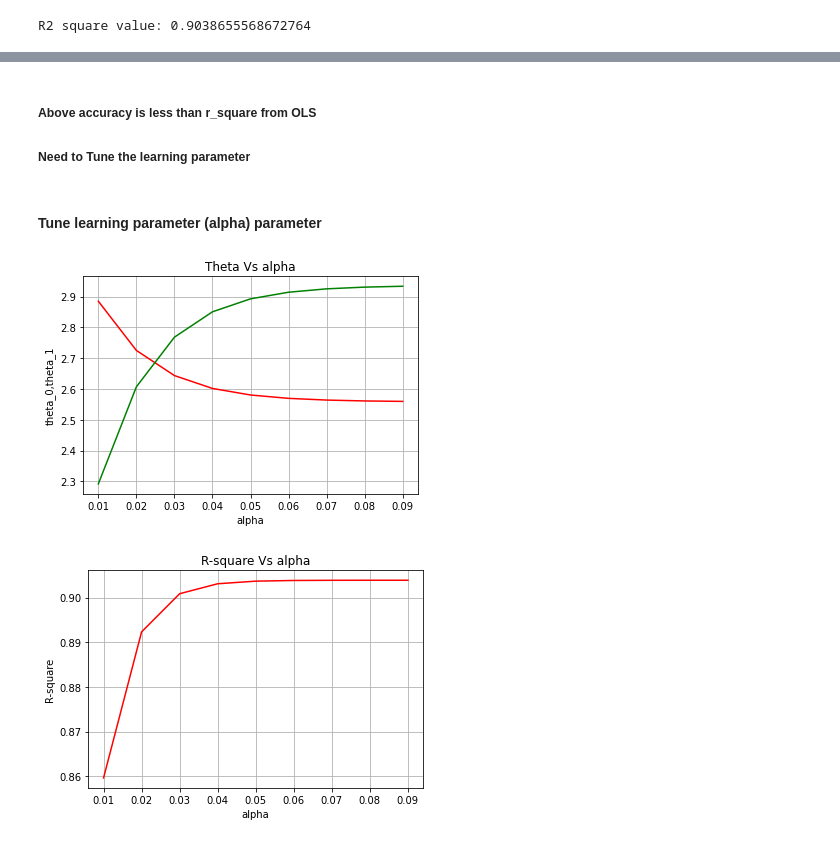
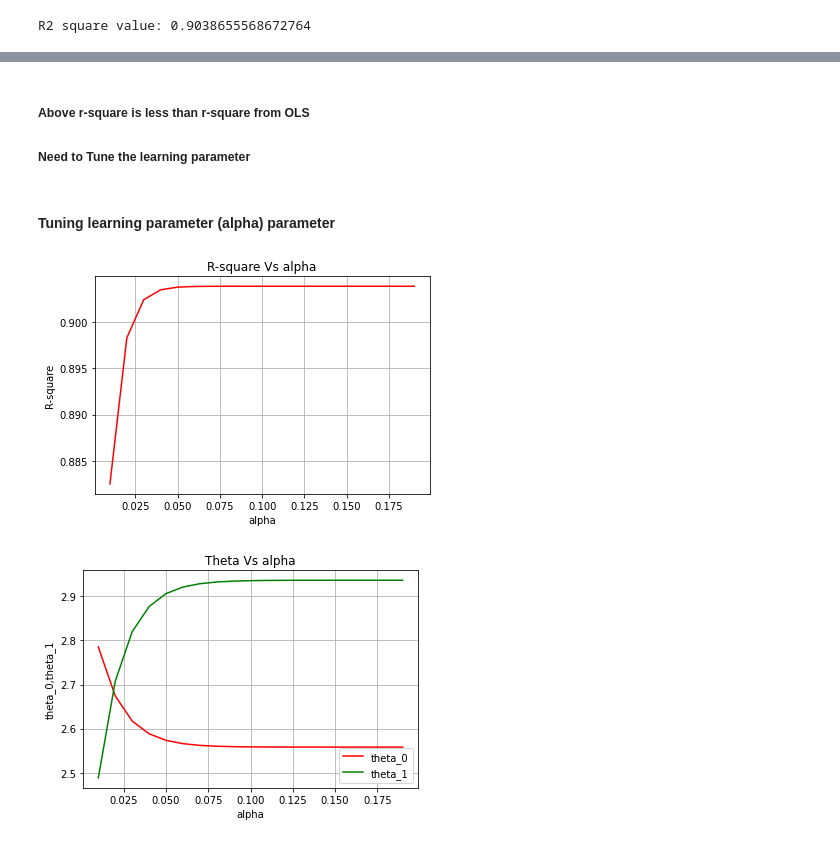
Before and after one commit to ShivaHarshPothula/MachineLearning_Scripts, a Jupyter notebook: Linear_Regression.ipynb, the cells around one changed output, grey strips where cells are left out. Cells and saved outputs as stored; diff of their text form; code cells hidden in the pictures.

```diff
--- a/Linear_Regression.ipynb
+++ b/Linear_Regression.ipynb
@@ -145,19 +152,26 @@ R2 square value: 0.9038655568672764
 theta = np.random.rand(2,1)
 n_iter = 1000
 alpha = 0.01
+tol = 1e-6
 
-def gradient_des(x,y,theta,alpha,n_iter):
+def gradient_des(x,y,theta,alpha,n_iter,tol):
     cost_func_hist = np.zeros((n_iter))
     theta_hist = np.zeros((n_iter,2))
     for iter in range(n_iter):
         H_theta = x_with_const.dot(theta)
         gradient = np.dot(x.T,(H_theta-y))
-        theta = theta - (alpha/len(x))*gradient
+        update = (alpha/len(x))*gradient
+
+        if np.all(np.abs(update) <= tol):
+            print('Reached tolerance value')
+            break
+
+        theta = theta - update
         cost_func_hist[iter] = np.dot((H_theta-y).T,H_theta-y)[0][0]
         theta_hist[iter] = theta.reshape(1,2)
     return(theta,theta_hist,cost_func_hist)
 
-theta_GD,theta_hist,cost_func_hist = gradient_des(x_with_const,y,theta,alpha,n_iter)
+theta_GD,theta_hist,cost_func_hist = gradient_des(x_with_const,y,theta,alpha,n_iter,tol)
 
 y_pred_GD = np.dot(x_with_const,theta_GD)
 
@@ -176,48 +200,49 @@ r_2 score: 0.8558592295106057
 # %% [markdown]
-##### Above accuracy is less than r_square from OLS
+##### Above r-square is less than r-square from OLS
 ##### Need to Tune the learning parameter
 # %% [markdown]
-#### Tune learning parameter (alpha) parameter
+#### Tuning learning parameter (alpha) parameter
 # %%
-alpha_lst = list(np.arange(0.01,0.1,0.01))
+alpha_lst = list(np.arange(0.01,0.2,0.01))
 theta_0_lr_var = {}
 theta_1_lr_var = {}
 cost_func_lr_var = {}
 y_pred_lr_var = {}
 r_2_lr_var = {}
 
 for alpha_val in alpha_lst:
 
-    temp_theta_val, temp_theta_hist, temp_cost_func_hist = gradient_des(x_with_const,y,theta,alpha_val,n_iter)
+    temp_theta_val, temp_theta_hist, temp_cost_func_hist = gradient_des(x_with_const,y,theta,alpha_val,n_iter,tol)
 
     y_pred_lr_var[alpha_val] = np.dot(x_with_const,temp_theta_val)
 
     theta_0_lr_var[alpha_val] = temp_theta_val[0][0]
     theta_1_lr_var[alpha_val] = temp_theta_val[1][0]
 
     cost_func_lr_var[alpha_val] = temp_cost_func_hist
 
     r_2_lr_var[alpha_val] = r2_score(y,y_pred_lr_var[alpha_val] )
 
+# Plotting R-square with learning parameter
+plt.figure(figsize=(6,4))
+sns.lineplot(x=list(r_2_lr_var.keys()),y=list(r_2_lr_var.values()),color='r')
+plt.grid()
+plt.xlabel('alpha')
+plt.ylabel('R-square')
+plt.title('R-square Vs alpha')
+plt.show()
+
 # Plotting Coefficients with learning parameter
 plt.figure(figsize=(6,4))
 sns.lineplot(x=list(theta_0_lr_var.keys()),y=list(theta_0_lr_var.values()),color='r')
 sns.lineplot(x=list(theta_1_lr_var.keys()),y=list(theta_1_lr_var.values()),color='g')
 plt.grid()
 plt.xlabel('alpha')
 plt.ylabel('theta_0,theta_1')
 plt.title('Theta Vs alpha')
+plt.legend(['theta_0','theta_1'])
 plt.show()
-
-# Plotting R-square with learning parameter
-plt.figure(figsize=(6,4))
-sns.lineplot(x=list(r_2_lr_var.keys()),y=list(r_2_lr_var.values()),color='r')
-plt.grid()
-plt.xlabel('alpha')
-plt.ylabel('R-square')
-plt.title('R-square Vs alpha')
-plt.show()
 # %% [output]
-[figure, old version]
+[figure, new version]
-[figure, old version]
+[figure, new version]
 # %%
```
Also changed, not shown: parts of 14 cells of this notebook.
